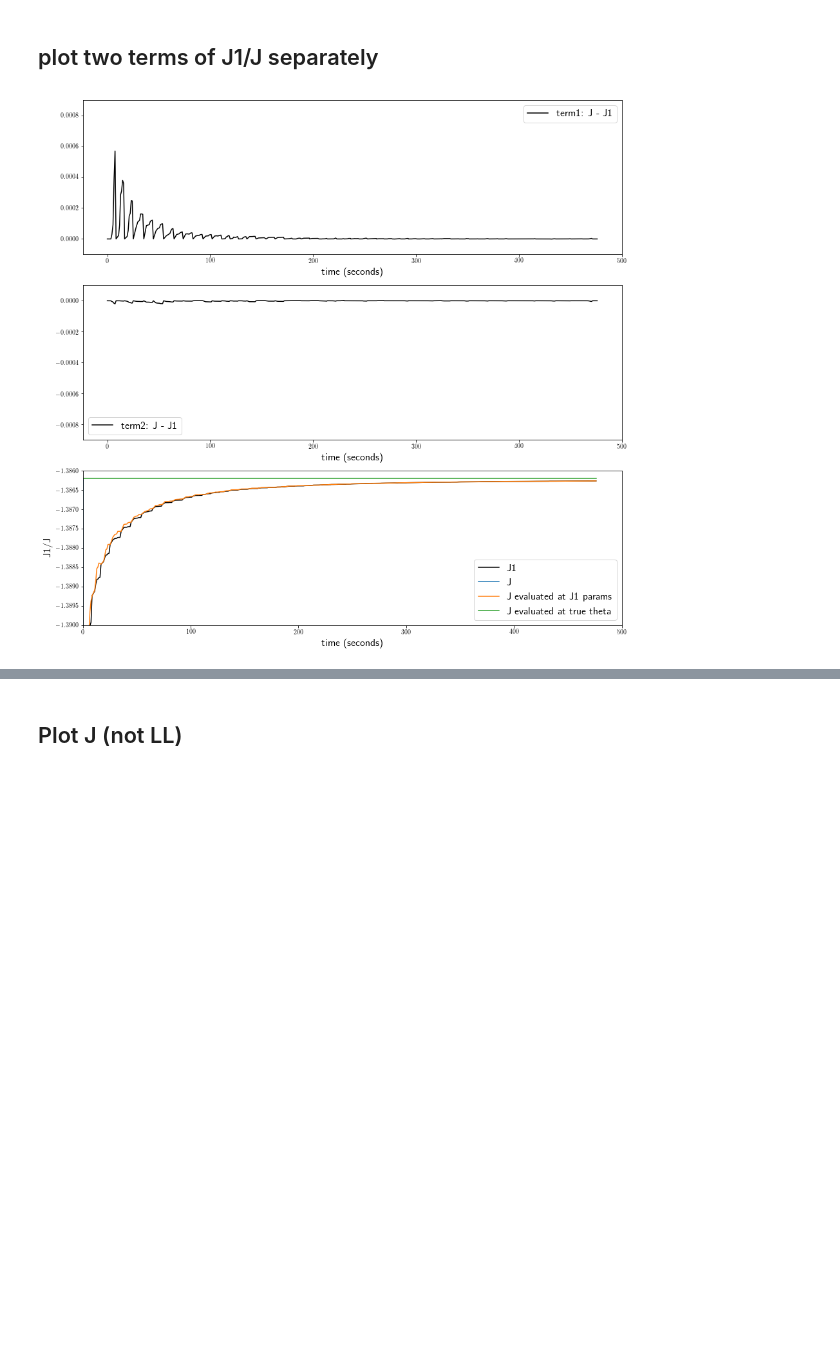
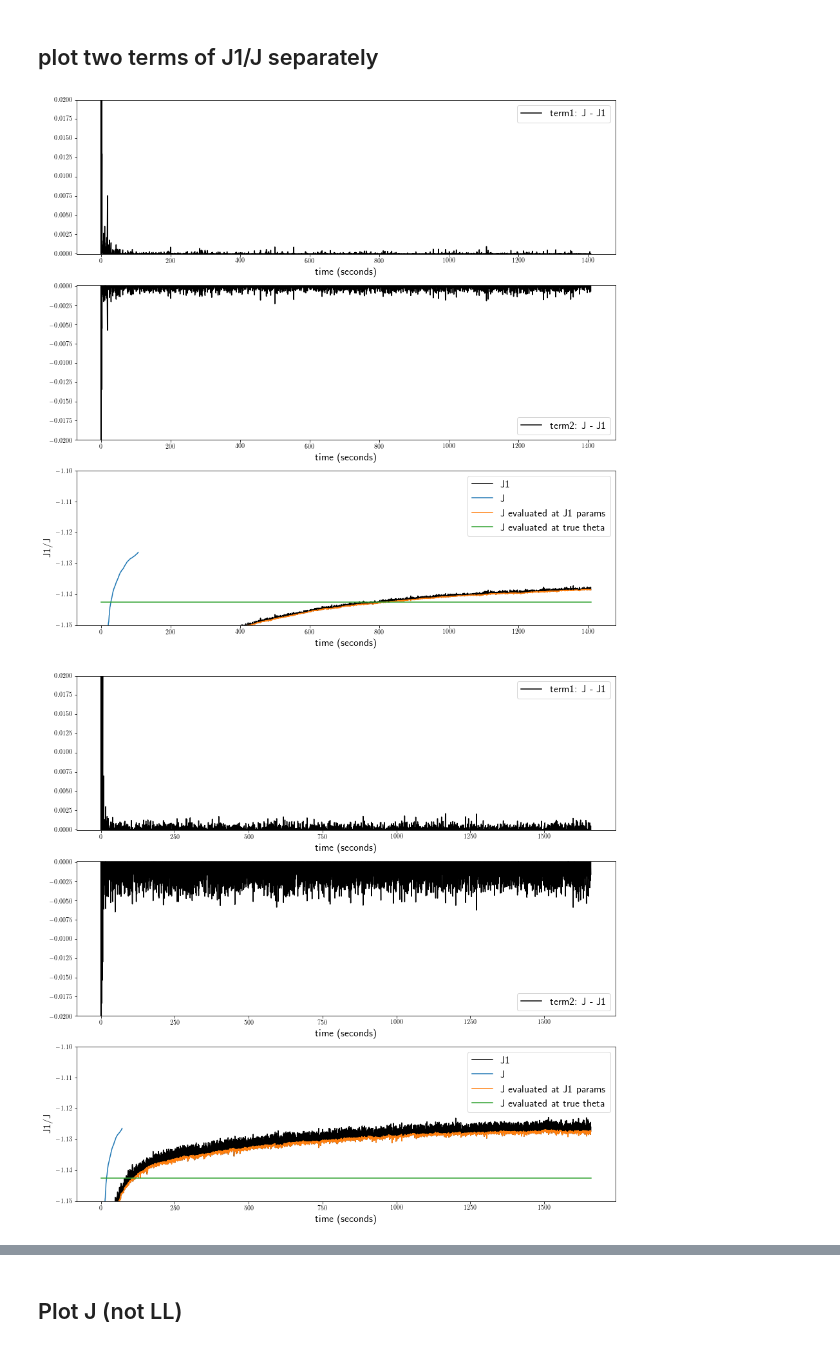
Before and after one commit to benrhodes26/VNCE, a Jupyter notebook: proposal/code/notebooks/load-experiment.ipynb, the cells around one changed output, grey strips where cells are left out. Drawn from its saved outputs; the diff is of its cells as text; code cells hidden in the pictures; blank space fills up the shorter version.

```diff
--- a/proposal/code/notebooks/load-experiment.ipynb
+++ b/proposal/code/notebooks/load-experiment.ipynb
@@ -33,7 +33,7 @@ rc('text', usetex=True)
 # For reproducibility
 rng = rnd.RandomState(1083463236)
 # %%
-exp_name = 'two_terms_of_J1_check_nz=100'  # CHANGE ME
+exp_name = 'maxiter_comparison-20by15'  # CHANGE ME
 
 exp_res_dir = '/afs/inf.ed.ac.uk/user/s17/s1771906/masters-project/ben-rhodes-masters-project/experimental-results/'
 save_res_dir = '/afs/inf.ed.ac.uk/user/s17/s1771906/masters-project/ben-rhodes-masters-project/proposal/experiments/'
@@ -182,9 +217,13 @@ for i, file in enumerate(os.listdir(exp_dir)):
     exp = os.path.join(exp_dir, file)
 
     ######## LOAD EVERYTHING FROM FILE #########
+    if file in ['1-nz=5', '10-nz=5', 'cd1_large_epochs']:
+        continue
 
     optimiser = pickle.load(open(os.path.join(exp, 'lnce_optimiser.p'), 'rb'))
     nce_optimiser = pickle.load(open(os.path.join(exp, 'nce_optimiser.p'), 'rb'))
+
+    config = pickle.load(open(os.path.join(exp, 'config.p'), 'rb'))
 
     loaded_data = np.load(os.path.join(exp, 'data.npz'))
     loaded_truth = np.load(os.path.join(exp, 'true_weights_and_likelihood.npz'))
@@ -204,39 +243,40 @@ for i, file in enumerate(os.listdir(exp_dir)):
 
     J1s = loaded_lnce['J1s']
     J1s_1 = J1s[:, 0]
     J1s_2 = J1s[:, 1]
     lnce_thetas = loaded_lnce['params']
     lnce_times = loaded_lnce['times']
     lnce_reduced_times = loaded_lnce['reduced_times']
     av_log_like_lnce = loaded_lnce['ll']
 
     Js = loaded_nce['Js']
     Js_for_lnce_thetas = loaded_nce['Js_for_lnce_thetas']
     nce_times = loaded_nce['times']
     nce_reduced_times = loaded_nce['reduced_times']
     av_log_like_nce = loaded_nce['ll']
 
     optimal_J1 = optimiser.evaluate_J1_at_param(theta=true_theta.reshape(-1), X=X)
     optimal_J = nce_optimiser.evaluate_J_at_param(true_theta.reshape(-1), X)
 
     noise = MultivariateBernoulliNoise(np.mean(X, axis=0))
     noise_log_like = np.mean(np.log(noise(X)))
 
     ####### ACTUAL PLOTTING ###########
-    J_plot, _ = create_J_plot(X, nce_optimiser, optimiser, true_theta, True)
+    J_plot, _ = create_J_plot(X, nce_optimiser, optimiser, true_theta, True, Js_for_lnce_thetas=Js_for_lnce_thetas)
     axs = J_plot.axes
 #     ind1 = int(len(J1s_1)/2)
 #     ind2 = int(len(J1s_2)/3)
 #     annotate(ax, r"term1 J1 {}".format(file), (lnce_times[ind1], J1s_1[ind1]))
 #     annotate(ax, r"term2 J1 {}".format(file), (lnce_times[ind2], J1s_2[ind2]))
 
-#axs[0].set_xlim((0, 1e1))
-axs[0].set_ylim((-0.0001, 0.0009))
-axs[1].set_ylim((-0.0009, 0.0001))
-axs[2].set_xlim((-1e-1, 500))
-axs[2].set_ylim((-1.39, -1.3860))
-J_plot.set_size_inches(15, 15)
+    #axs[0].set_xlim((0, 1e1))
+    axs[0].set_ylim((-0.0001, 0.02))
+    axs[1].set_ylim((-0.02, 0.0001))
+#    axs[2].set_xlim((-1e-1, 500))
+    axs[2].set_ylim((-1.15, -1.1))
+    J_plot.set_size_inches(15, 15)
 
-J_plot.savefig(os.path.join(save_dir, 'two-terms-of-J1.pdf'))
+    J_plot.savefig(os.path.join(save_dir, 'two-terms-of-J1-{}.pdf'.format(file)))
 # %% [output]
-[figure, old version]
+[figure, new version]
+[figure, added]
```
Also changed, not shown: parts of 4 cells of this notebook, 55 other files.
